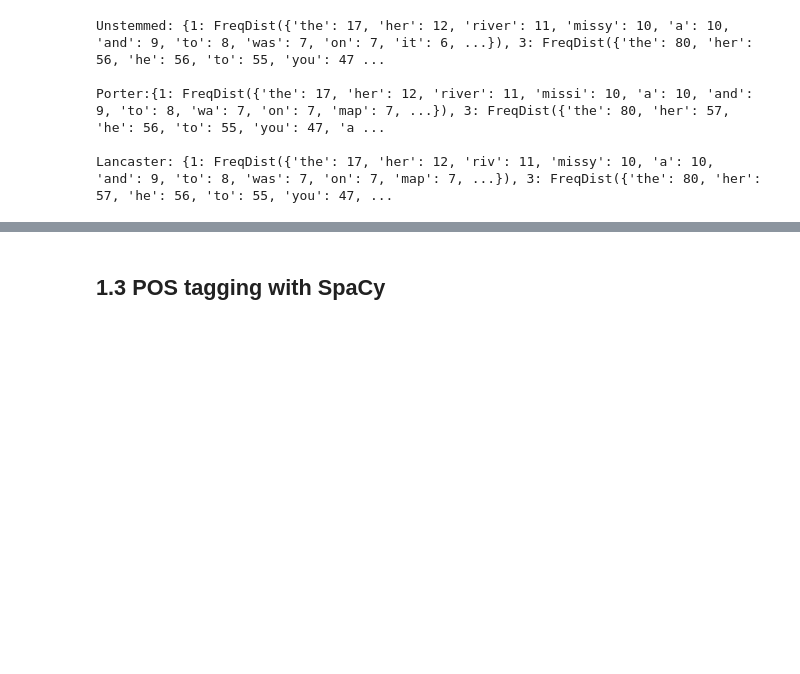
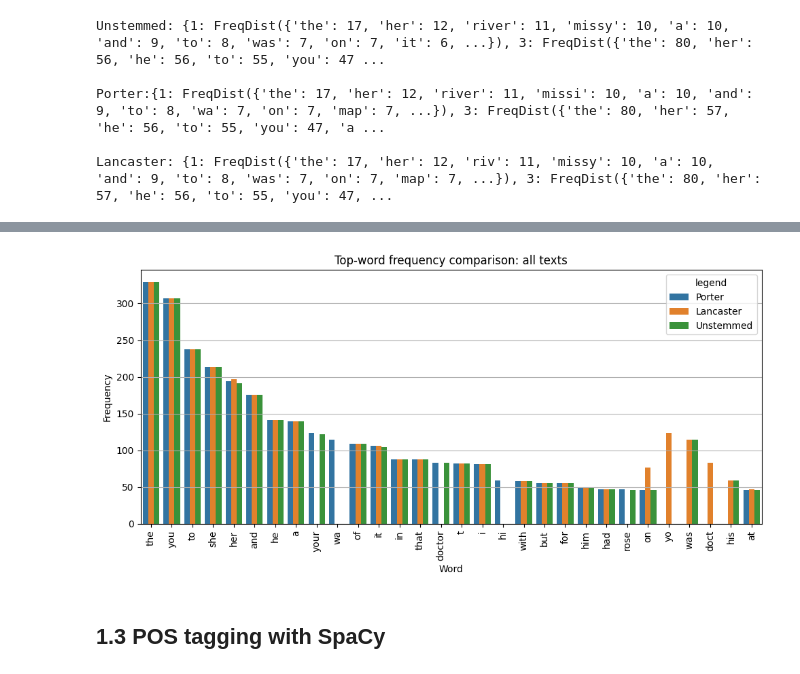
Before and after one commit to tijn-donners/analyzing_data_assignments, a Jupyter notebook: assignment1/Assignment 1.ipynb, the cells around one changed output, grey strips where cells are left out. Cells and saved outputs as stored; diff of their text form; code cells hidden in the pictures; blank space fills up the shorter version.

```diff
--- a/assignment1/Assignment 1.ipynb
+++ b/assignment1/Assignment 1.ipynb
@@ -340,3 +268,10 @@ for n in range(1,6):
+# %%
+# create a sum of the freqdists for each text per stemmer, and plot it
+total_lancaster = freqdists_lancaster[1] + freqdists_lancaster[2] + freqdists_lancaster[3] + freqdists_lancaster[4] + freqdists_lancaster[5]
+total_porter = freqdists_porter[1] + freqdists_porter[2] + freqdists_porter[3] + freqdists_porter[4] + freqdists_porter[5]
+barplot_25_combined(total_porter, total_lancaster, total_freqdist, "Top-word frequency comparison: all texts")
+# %% [output]
+[figure, added]
 # %% [markdown]
 ## 1.3 POS tagging with SpaCy
 # %%
```
Also changed, not shown: parts of 37 cells of this notebook.
